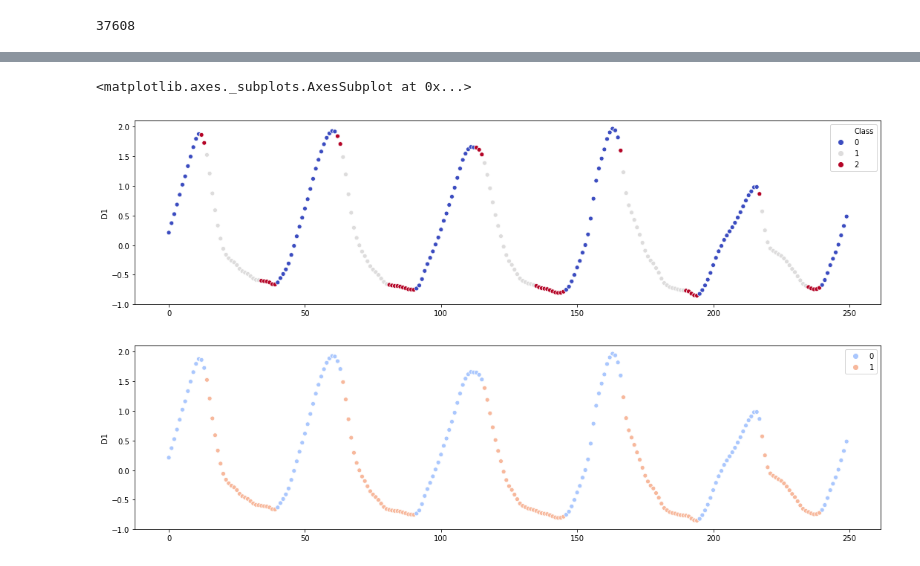
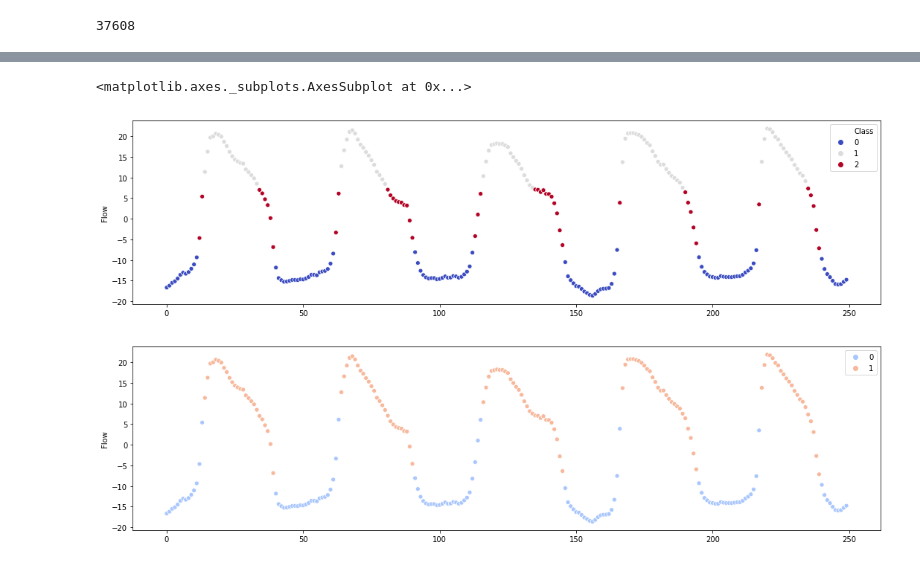
Before and after one commit to RightAir/BreathDetectionSystem, a Jupyter notebook: TensorFlow/BreathDetection Keras Model Decision Algorithm V2.ipynb, the cells around one changed output, grey strips where cells are left out. Drawn from its saved outputs; the diff is of its cells as text; code cells hidden in the pictures.

```diff
--- a/TensorFlow/BreathDetection Keras Model Decision Algorithm V2.ipynb
+++ b/TensorFlow/BreathDetection Keras Model Decision Algorithm V2.ipynb
@@ -366,12 +370,12 @@ class_adjust = classSwitch(df['Class'])
 # %%
 fig = plt.figure(figsize = (18, 10))
 plt.subplot(2, 1, 1)
-sns.scatterplot(y = X['D1'][0:250], x = range(0, 250), hue = df['Class'][0:250], palette = 'coolwarm')
+sns.scatterplot(y = df['Flow'][0:250], x = range(0, 250), hue = df['Class'][0:250], palette = 'coolwarm')
 
 fig = plt.figure(figsize = (18, 10))
 plt.subplot(2, 1, 2)
-sns.scatterplot(y = X['D1'][0:250], x = range(0, 250), hue = class_adjust[0:250], palette = 'coolwarm')
+sns.scatterplot(y = df['Flow'][0:250], x = range(0, 250), hue = class_adjust[0:250], palette = 'coolwarm')
 # %% [output]
 <matplotlib.axes._subplots.AxesSubplot at 0x...>
-[figure, old version]
+[figure, new version]
-[figure, old version]
+[figure, new version]
```
Also changed, not shown: parts of 2 cells of this notebook.
